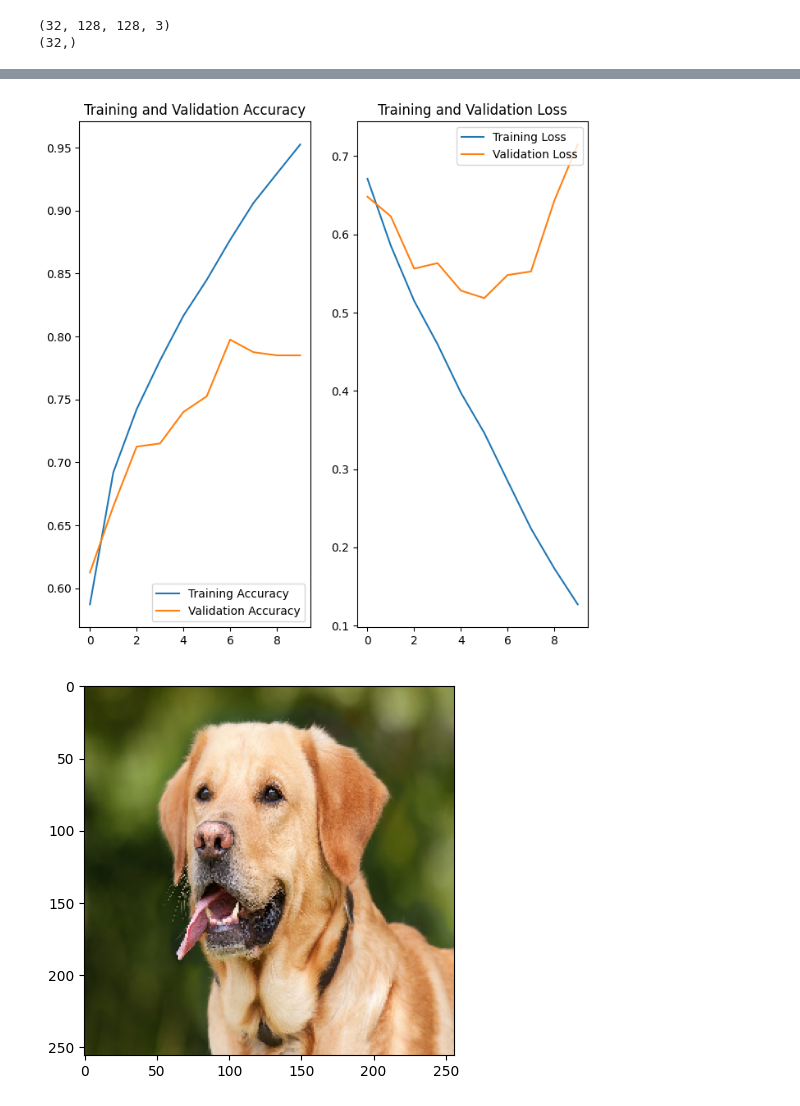
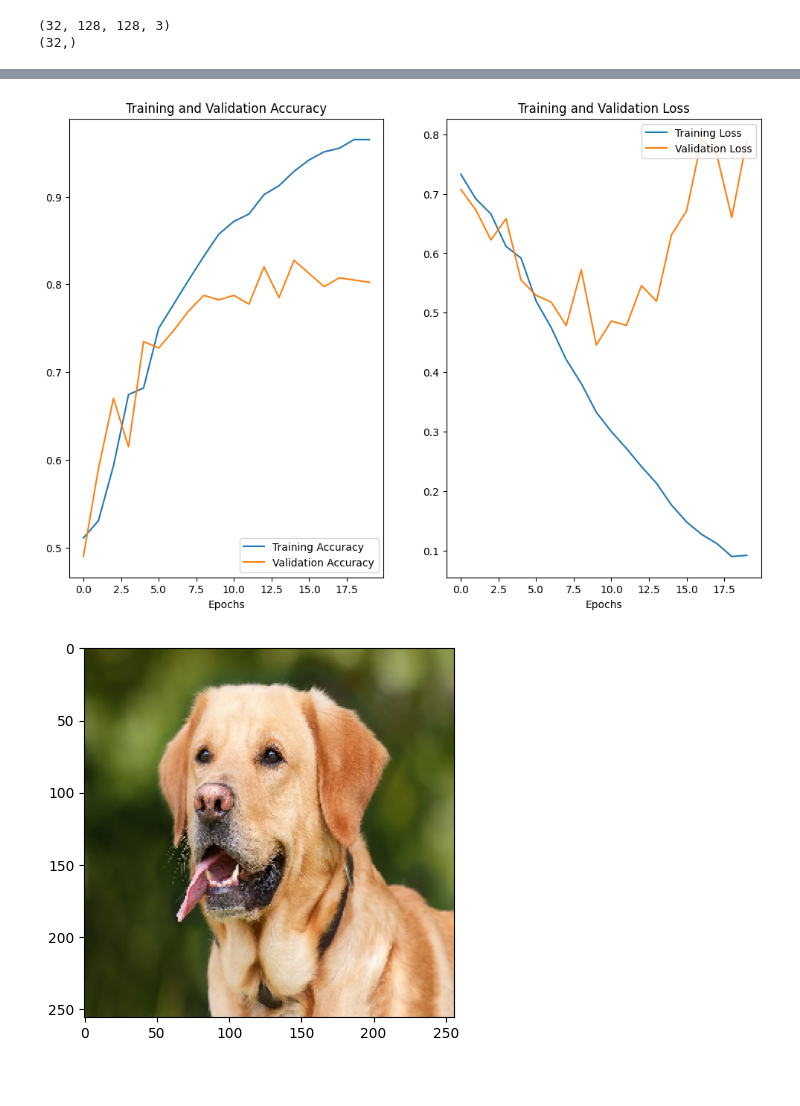
Before and after one commit to Jakubkmn/Animal-Classification, a Jupyter notebook: model/model.ipynb, the cells around one changed output, grey strips where cells are left out. Cells and saved outputs as stored; diff of their text form; code cells hidden in the pictures; blank space fills up the shorter version.

```diff
--- a/model/model.ipynb
+++ b/model/model.ipynb
@@ -95,9 +138,14 @@ Model: "sequential"
  Non-trainable params: 0 (0.00 B)
+# %%
+from tensorflow.keras.callbacks import EarlyStopping
+
+early_stopping = EarlyStopping(monitor='val_loss', patience=10, restore_best_weights=True)
 # %%
-epochs=10
+epochs=100
 history = model.fit(
     train_ds,
     validation_data=test_ds,
-    epochs=epochs
+    epochs=epochs,
+    callbacks=[early_stopping]
 )
 # %% [output]
@@ -133,27 +171,29 @@ import matplotlib.pyplot as plt
 # %%
 acc = history.history['accuracy']
 val_acc = history.history['val_accuracy']
 
 loss = history.history['loss']
 val_loss = history.history['val_loss']
 
-epochs_range = range(epochs)
+epochs_range = range(len(history.epoch))
 
-plt.figure(figsize=(8, 8))
+plt.figure(figsize=(12, 8))
 plt.subplot(1, 2, 1)
 plt.plot(epochs_range, acc, label='Training Accuracy')
 plt.plot(epochs_range, val_acc, label='Validation Accuracy')
 plt.legend(loc='lower right')
 plt.title('Training and Validation Accuracy')
+plt.xlabel('Epochs')
 
 plt.subplot(1, 2, 2)
 plt.plot(epochs_range, loss, label='Training Loss')
 plt.plot(epochs_range, val_loss, label='Validation Loss')
 plt.legend(loc='upper right')
 plt.title('Training and Validation Loss')
+plt.xlabel('Epochs')
 plt.show()
 # %% [output]
-[figure, old version]
+[figure, new version]
 # %%
 from keras.preprocessing import image
 
```
Also changed, not shown: parts of 13 cells of this notebook, 7 other files.
